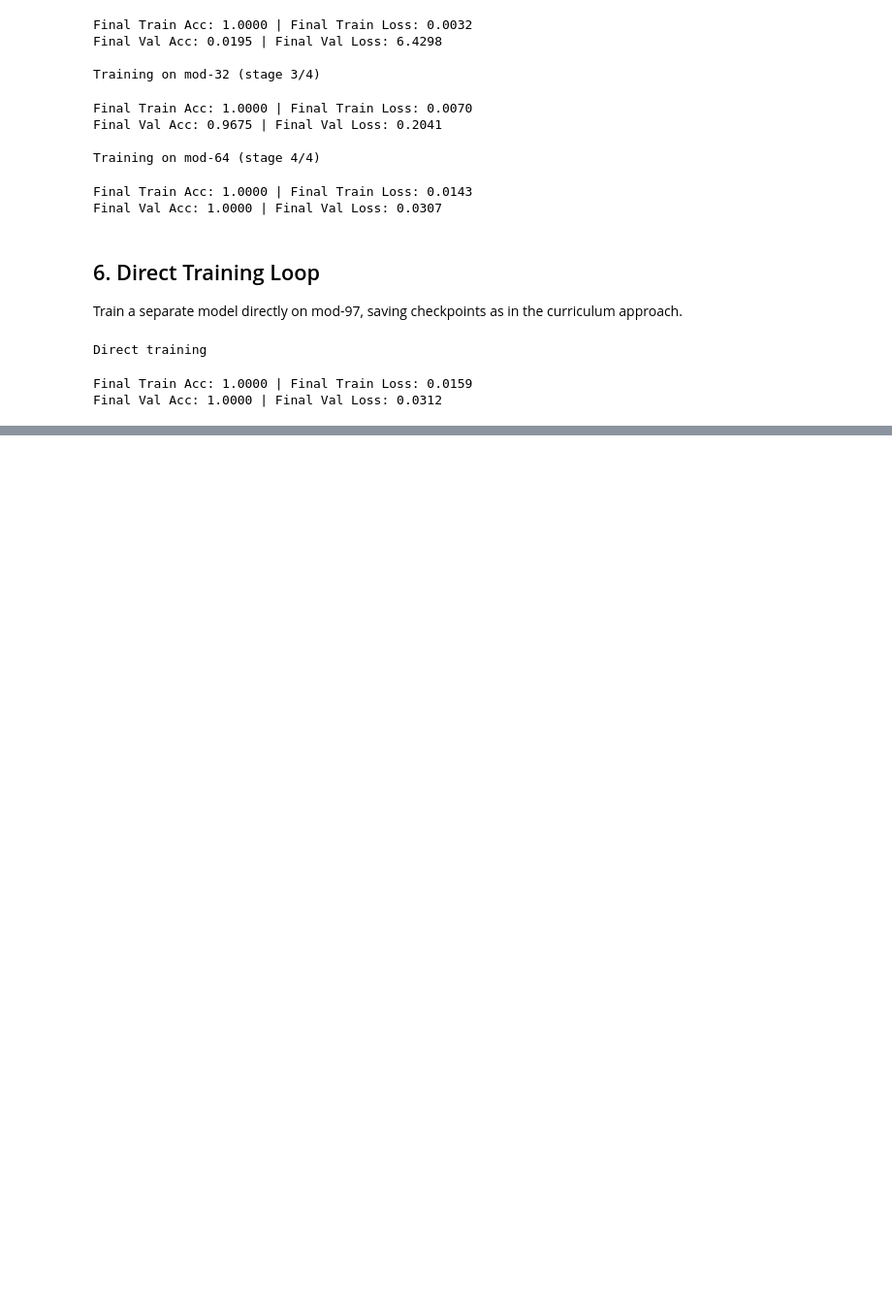
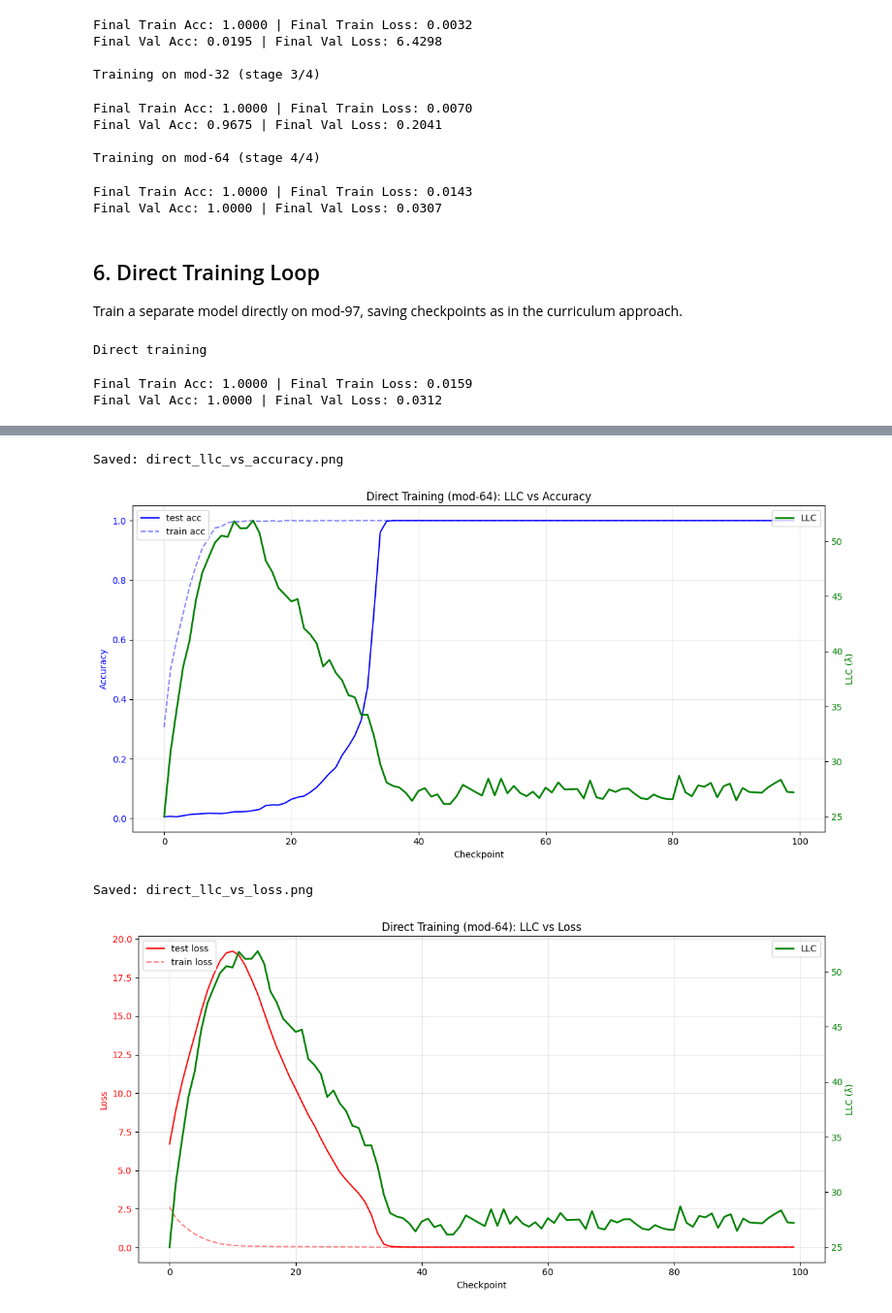
Before and after one commit to DorianAtSchool/SLT_experiments, a Jupyter notebook: main_experiment/curriculum_grokking_llc.ipynb, the cells around one changed output, grey strips where cells are left out. Shown at 97% size. Saved outputs shown, nothing was run; the diff lists cells and outputs as text; code cells hidden in the pictures; blank space fills up the shorter version.

```diff
--- a/main_experiment/curriculum_grokking_llc.ipynb
+++ b/main_experiment/curriculum_grokking_llc.ipynb
@@ -437,0 +620,45 @@ plt.show()
+# %%
+# Plot direct training: LLC vs Accuracy
+fig, ax1 = plt.subplots(figsize=(12, 6))
+ax2 = ax1.twinx()
+
+ax1.plot(direct_df["val_acc"], label="test acc", color='blue')
+ax1.plot(direct_df["train_acc"], label="train acc", color='blue', linestyle='--', alpha=0.5)
+ax2.plot([llc["llc/mean"] for llc in direct_llcs], color='green', label="LLC", linewidth=2)
+
+ax1.set_xlabel("Checkpoint")
+ax1.set_ylabel("Accuracy", color='blue')
+ax2.set_ylabel("LLC (λ̂)", color='green')
+ax1.set_title(f"Direct Training (mod-{DIRECT_NUMS}): LLC vs Accuracy")
+ax1.tick_params(axis='y', labelcolor='blue')
+ax2.tick_params(axis='y', labelcolor='green')
+ax1.legend(loc='upper left')
+ax2.legend(loc='upper right')
+ax1.grid(True, alpha=0.3)
+plt.tight_layout()
+save_and_show(fig, "direct_llc_vs_accuracy.png")
+
+# Plot direct training: LLC vs Loss
+fig, ax1 = plt.subplots(figsize=(12, 6))
+ax2 = ax1.twinx()
+
+ax1.plot(direct_df["val_loss"], label="test loss", color='red')
+ax1.plot(direct_df["train_loss"], label="train loss", color='red', linestyle='--', alpha=0.5)
+ax2.plot([llc["llc/mean"] for llc in direct_llcs], color='green', label="LLC", linewidth=2)
+
+ax1.set_xlabel("Checkpoint")
+ax1.set_ylabel("Loss", color='red')
+ax2.set_ylabel("LLC (λ̂)", color='green')
+ax1.set_title(f"Direct Training (mod-{DIRECT_NUMS}): LLC vs Loss")
+ax1.tick_params(axis='y', labelcolor='red')
+ax2.tick_params(axis='y', labelcolor='green')
+ax1.legend(loc='upper left')
+ax2.legend(loc='upper right')
+ax1.grid(True, alpha=0.3)
+plt.tight_layout()
+save_and_show(fig, "direct_llc_vs_loss.png")
+# %% [output]
+Saved: direct_llc_vs_accuracy.png
+[figure, added]
+Saved: direct_llc_vs_loss.png
+[figure, added]
```
Also changed, not shown: parts of 23 cells of this notebook, 28 other files.
